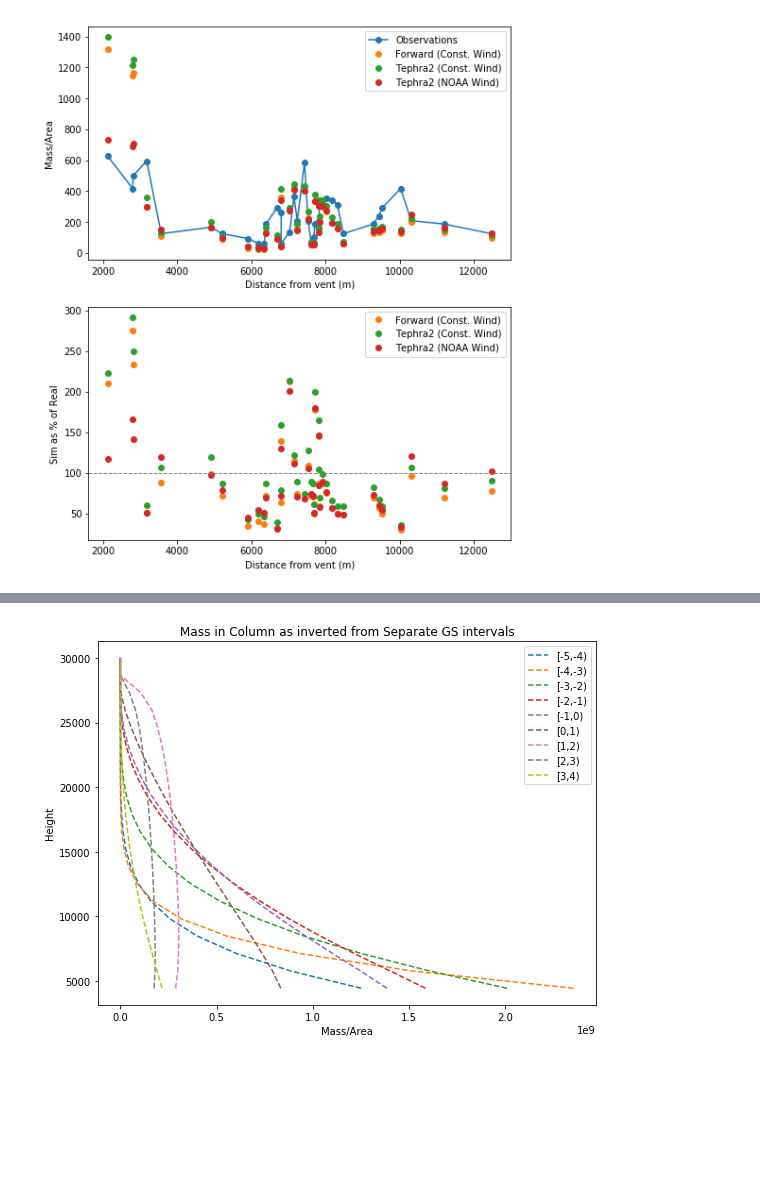
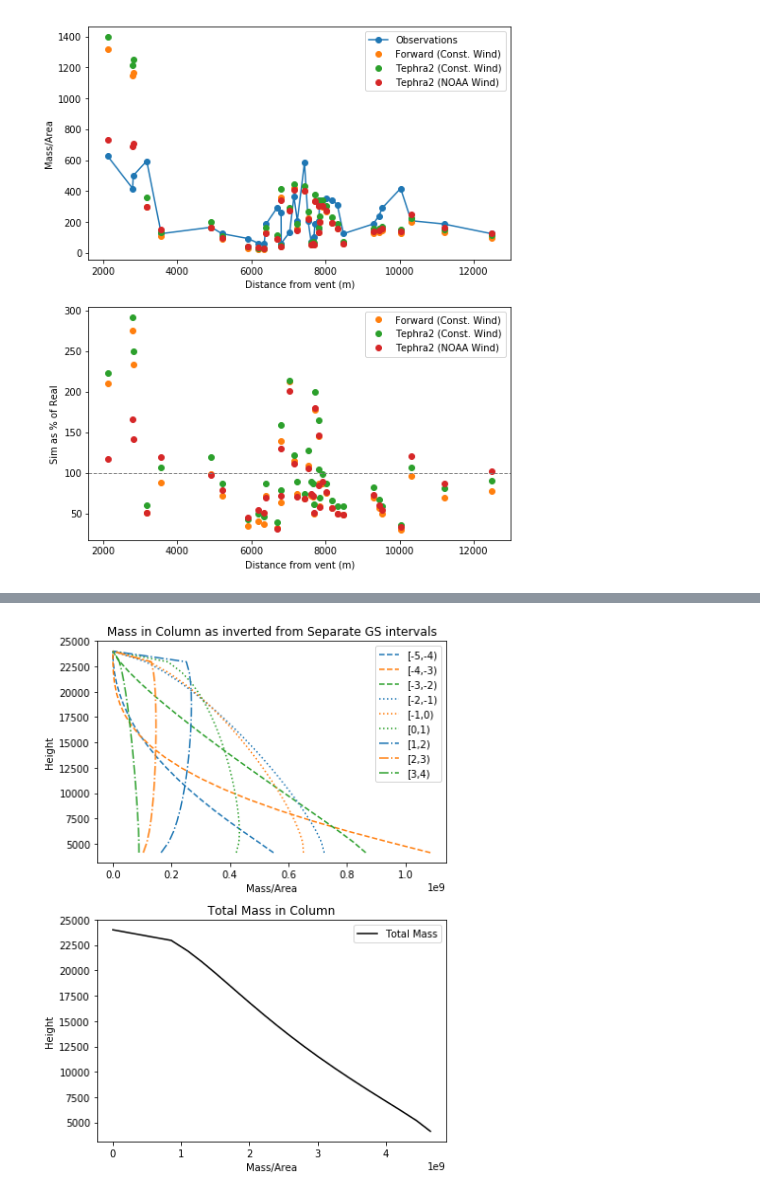
Before and after one commit to nmostert/inversion_project, a Jupyter notebook: Colima_Separate_GS_Inversion.ipynb, the cells around one changed output, grey strips where cells are left out. Drawn from its saved outputs; the diff is of its cells as text; code cells hidden in the pictures; blank space fills up the shorter version.

Commit message:
Multiple inversion run support added.

```diff
--- a/Colima_Separate_GS_Inversion.ipynb
+++ b/Colima_Separate_GS_Inversion.ipynb
@@ -349,13 +349,13 @@ df = obs_df
 priors_vals = {
     "a": 1.1,
     "b": 1.5,
-    "h1": 18000
+    "h1": 24000
 }
 
 invert_params = {
     "a" : True,
     "b" : True,
-    "h1" : True
+    "h1" : False
 }
 
 H = 30000
@@ -376,7 +376,7 @@ for phi_step in phi_steps:
 
     print("========%s========"%phi_step["interval"])
     out = gaussian_stack_inversion(
-        phi_df, len(phi_df), 20, config["VENT_ELEVATION"], H, 2500,
+        phi_df, len(phi_df), 20, config["VENT_ELEVATION"], 24000, 2500,
         mass_in_phi,(u,v),
         phi_steps, config["DIFFUSION_COEFFICIENT"],
         config["FALL_TIME_THRESHOLD"], config["EDDY_CONST"],
@@ -466,24 +467,37 @@ SSE: 540.642620383633
 # %%
-fig, ax1 = plt.subplots(1,1, figsize=(
-    8, 6), facecolor='w', edgecolor='k')
-
+fig, axs = plt.subplots(2,1, figsize=(
+    6, 8), facecolor='w', edgecolor='k')
+ax1, ax2 = axs.ravel()
 
 q_mass = mass_dist_in_plume(config["ALPHA"],config["BETA"], config["VENT_ELEVATION"],
             config["PLUME_HEIGHT"],
             inversion_table["Height"],
             config["ERUPTION_MASS"])
 
-# ax1.plot(q_mass, inversion_table["Height"], label="Simulation Parameters")
-for phi_step, mass in zip(phi_steps, inverted_masses_list):
+linestyles = ["C0--","C1--","C2--","C0:","C1:","C2:","C0-.","C1-.","C2-."]
+
+ax1.plot(q_mass, inversion_table["Height"], label="Simulation Parameters")
+totmass = np.zeros(len(inverted_masses_list[0]))
+
+for i, (phi_step, mass) in enumerate(zip(phi_steps, inverted_masses_list)):
+    totmass += mass
     ax1.plot(mass,
          inversion_table["Height"],
-         '--', label=phi_step["interval"])
+         linestyles[i], label=phi_step["interval"])
+
+ax2.plot(totmass, inversion_table["Height"], "k-", label="Total Mass")
 ax1.legend()
+ax2.legend()
+
 ax1.set_title("Mass in Column as inverted from Separate GS intervals")
 ax1.set_ylabel("Height")
 ax1.set_xlabel("Mass/Area")
 
+ax2.set_title("Total Mass in Column")
+ax2.set_ylabel("Height")
+ax2.set_xlabel("Mass/Area")
+
 plt.tight_layout()
 plt.show()
 # %% [output]
-[figure, old version]
+[figure, new version]
```
Also changed, not shown: parts of 2 cells of this notebook, 3 other files.
